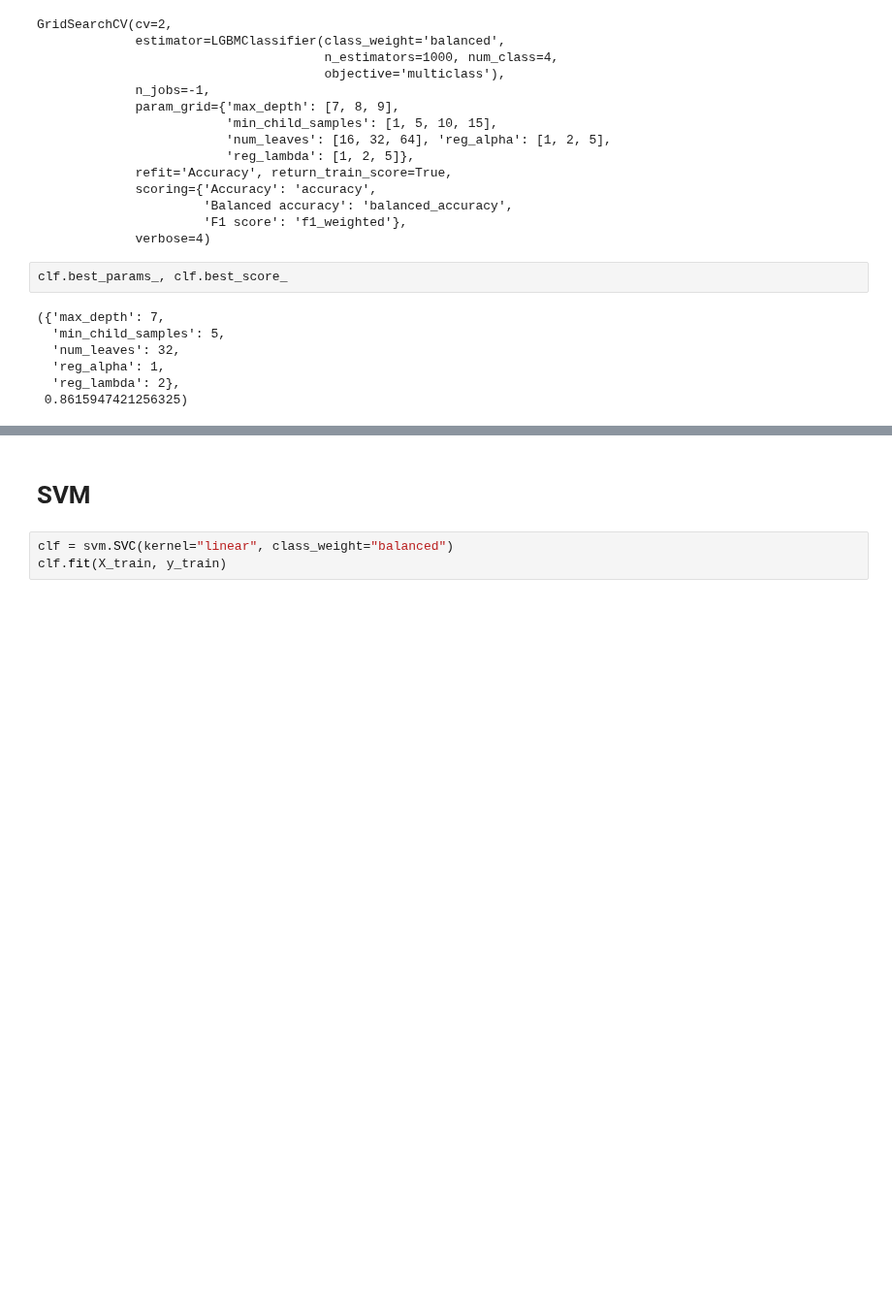
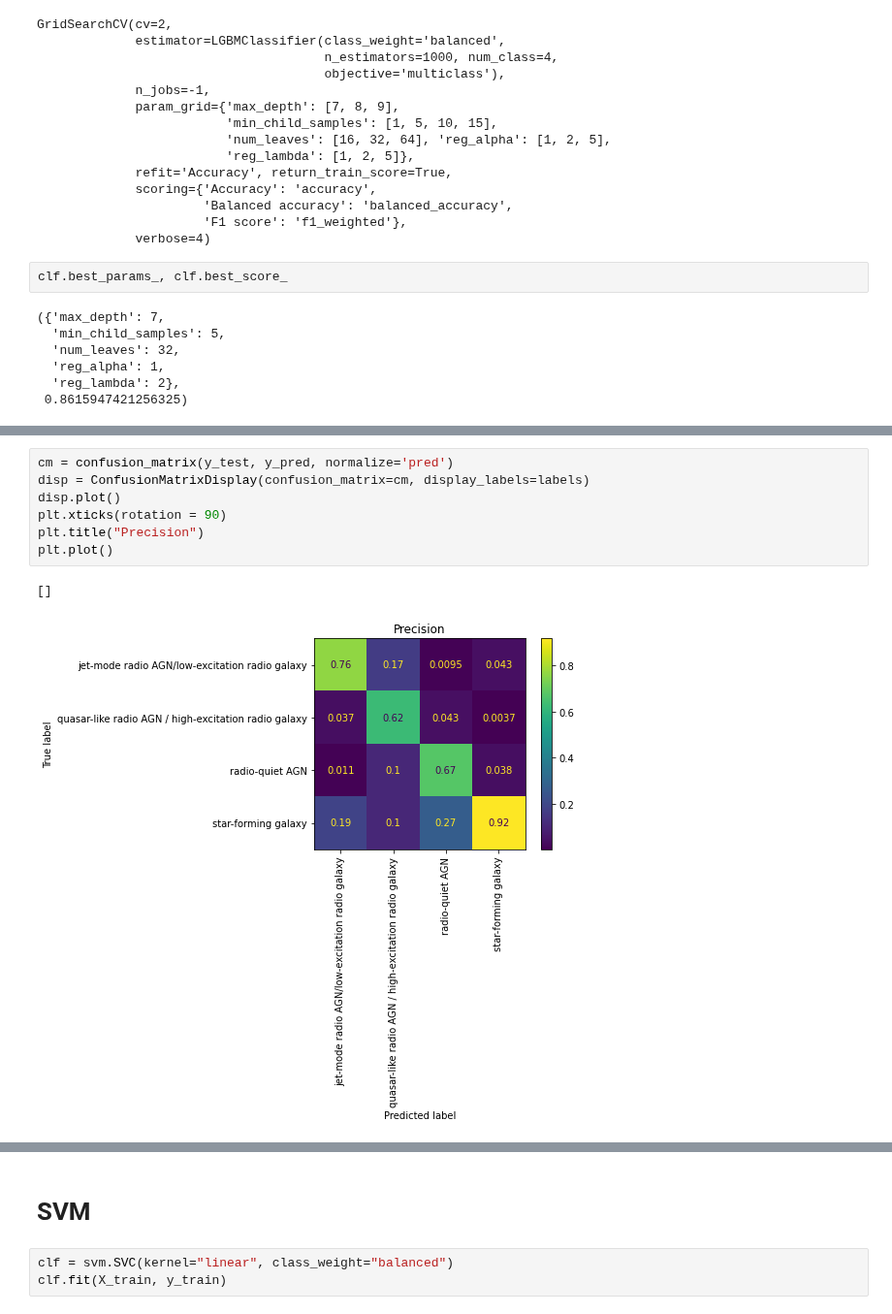
Before and after one commit to jespertjee/LOFAR_ML, a Jupyter notebook: Supervised/Fangyou/Including_radio/Classification_Bootes.ipynb, the cells around one changed output, grey strips where cells are left out. Shown at 97% size. Drawn from its saved outputs; the diff is of its cells as text; blank space fills up the shorter version.

```diff
--- a/Supervised/Fangyou/Including_radio/Classification_Bootes.ipynb
+++ b/Supervised/Fangyou/Including_radio/Classification_Bootes.ipynb
@@ -477,3 +511,13 @@ quasar-like radio AGN / high-excitation radio galaxy     0.6774    0.5122    0.5
+# %%
+cm = confusion_matrix(y_test, y_pred, normalize='pred')
+disp = ConfusionMatrixDisplay(confusion_matrix=cm, display_labels=labels)
+disp.plot()
+plt.xticks(rotation = 90)
+plt.title("Precision")
+plt.plot()
+# %% [output]
+[]
+[figure, added]
 # %%
 cm = confusion_matrix(y_test, y_pred, normalize='true')
 disp = ConfusionMatrixDisplay(confusion_matrix=cm, display_labels=labels)
```
Also changed, not shown: parts of 54 cells of this notebook, 20 other files.
